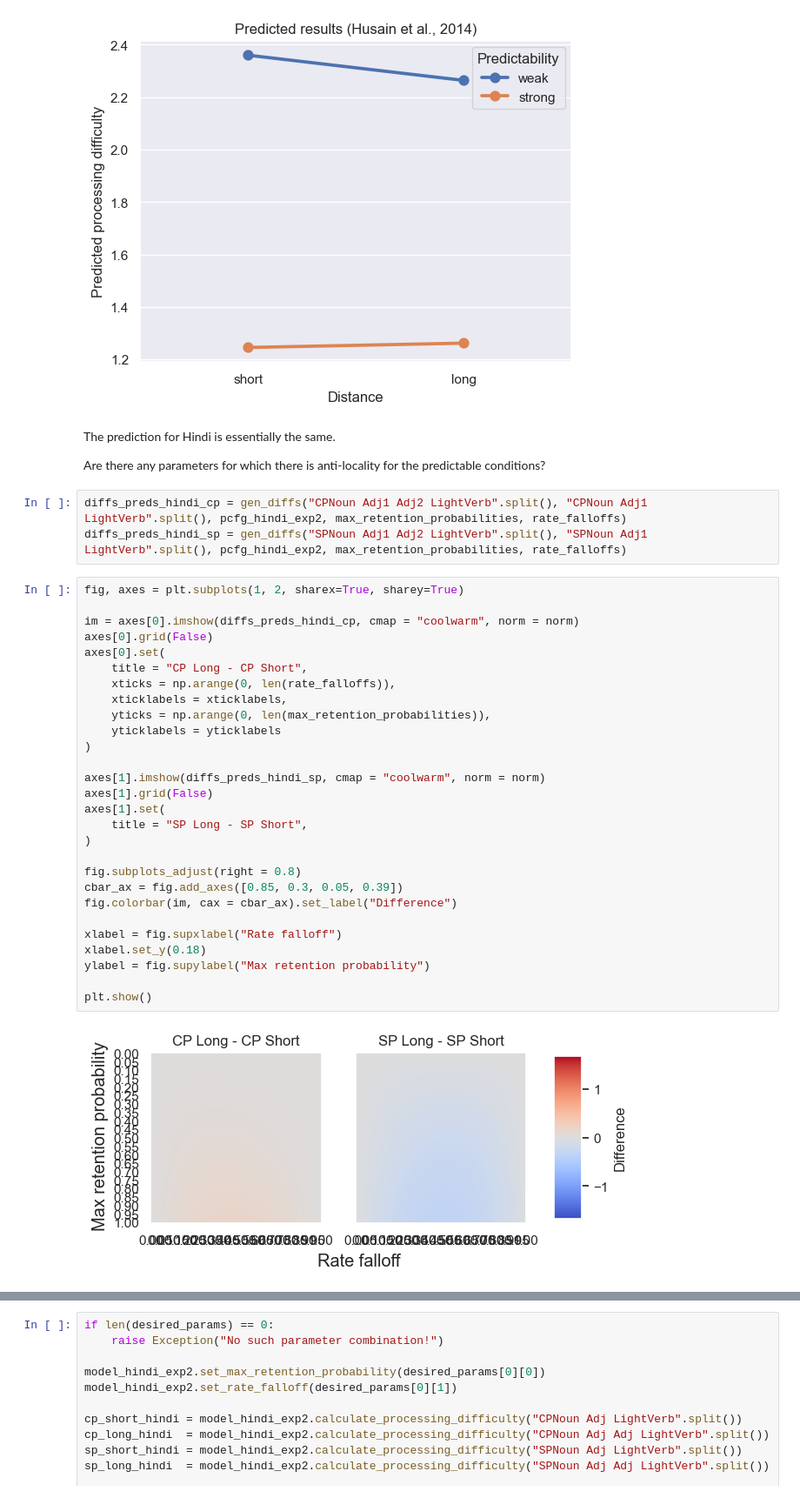
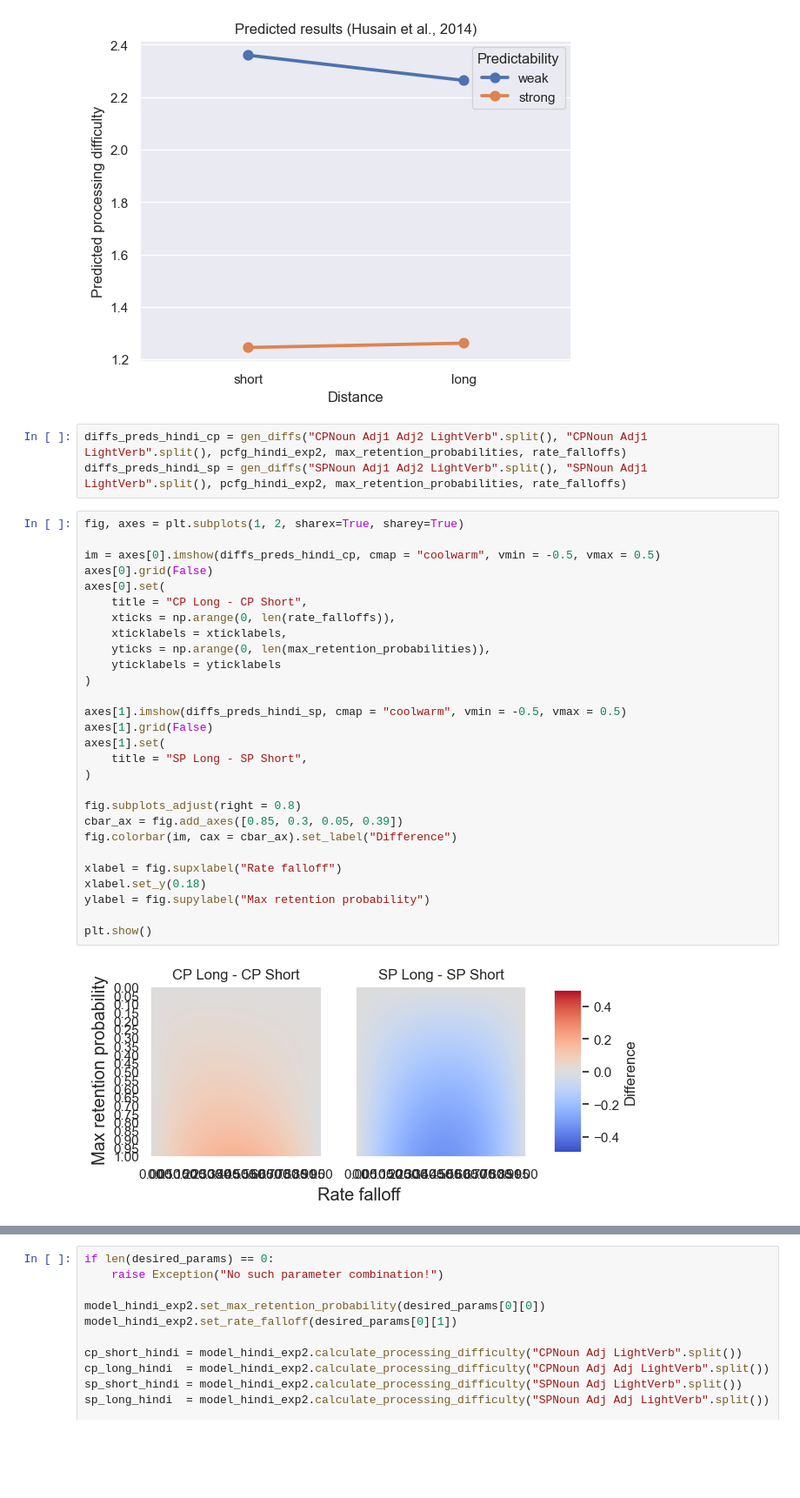
Before and after one commit to johen12/lossy, a Jupyter notebook: toylossy_demo.ipynb, the cells around one changed output, grey strips where cells are left out. Shown at 87% size. Cells and saved outputs as stored; diff of their text form; blank space fills up the shorter version.

```diff
--- a/toylossy_demo.ipynb
+++ b/toylossy_demo.ipynb
@@ -498,41 +448,37 @@ sns.pointplot(sim_data_hindi,
               hue = "Predictability").set_title("Predicted results (Husain et al., 2014)");
 # %% [output]
 [figure]
-# %% [markdown]
-The prediction for Hindi is essentially the same.
-
-Are there any parameters for which there is anti-locality for the predictable conditions?
 # %%
 diffs_preds_hindi_cp = gen_diffs("CPNoun Adj1 Adj2 LightVerb".split(), "CPNoun Adj1 LightVerb".split(), pcfg_hindi_exp2, max_retention_probabilities, rate_falloffs)
 diffs_preds_hindi_sp = gen_diffs("SPNoun Adj1 Adj2 LightVerb".split(), "SPNoun Adj1 LightVerb".split(), pcfg_hindi_exp2, max_retention_probabilities, rate_falloffs)
 # %%
 fig, axes = plt.subplots(1, 2, sharex=True, sharey=True)
 
-im = axes[0].imshow(diffs_preds_hindi_cp, cmap = "coolwarm", norm = norm)
+im = axes[0].imshow(diffs_preds_hindi_cp, cmap = "coolwarm", vmin = -0.5, vmax = 0.5)
 axes[0].grid(False)
 axes[0].set(
     title = "CP Long - CP Short",
     xticks = np.arange(0, len(rate_falloffs)),
     xticklabels = xticklabels,
     yticks = np.arange(0, len(max_retention_probabilities)),
     yticklabels = yticklabels
 )
 
-axes[1].imshow(diffs_preds_hindi_sp, cmap = "coolwarm", norm = norm)
+axes[1].imshow(diffs_preds_hindi_sp, cmap = "coolwarm", vmin = -0.5, vmax = 0.5)
 axes[1].grid(False)
 axes[1].set(
     title = "SP Long - SP Short",
 )
 
 fig.subplots_adjust(right = 0.8)
 cbar_ax = fig.add_axes([0.85, 0.3, 0.05, 0.39])
 fig.colorbar(im, cax = cbar_ax).set_label("Difference")
 
 xlabel = fig.supxlabel("Rate falloff")
 xlabel.set_y(0.18)
 ylabel = fig.supylabel("Max retention probability")
 
 plt.show()
 # %% [output]
-[figure, old version]
+[figure, new version]
 # %% [markdown]
```
Also changed, not shown: parts of 44 cells of this notebook, 1 other file.
